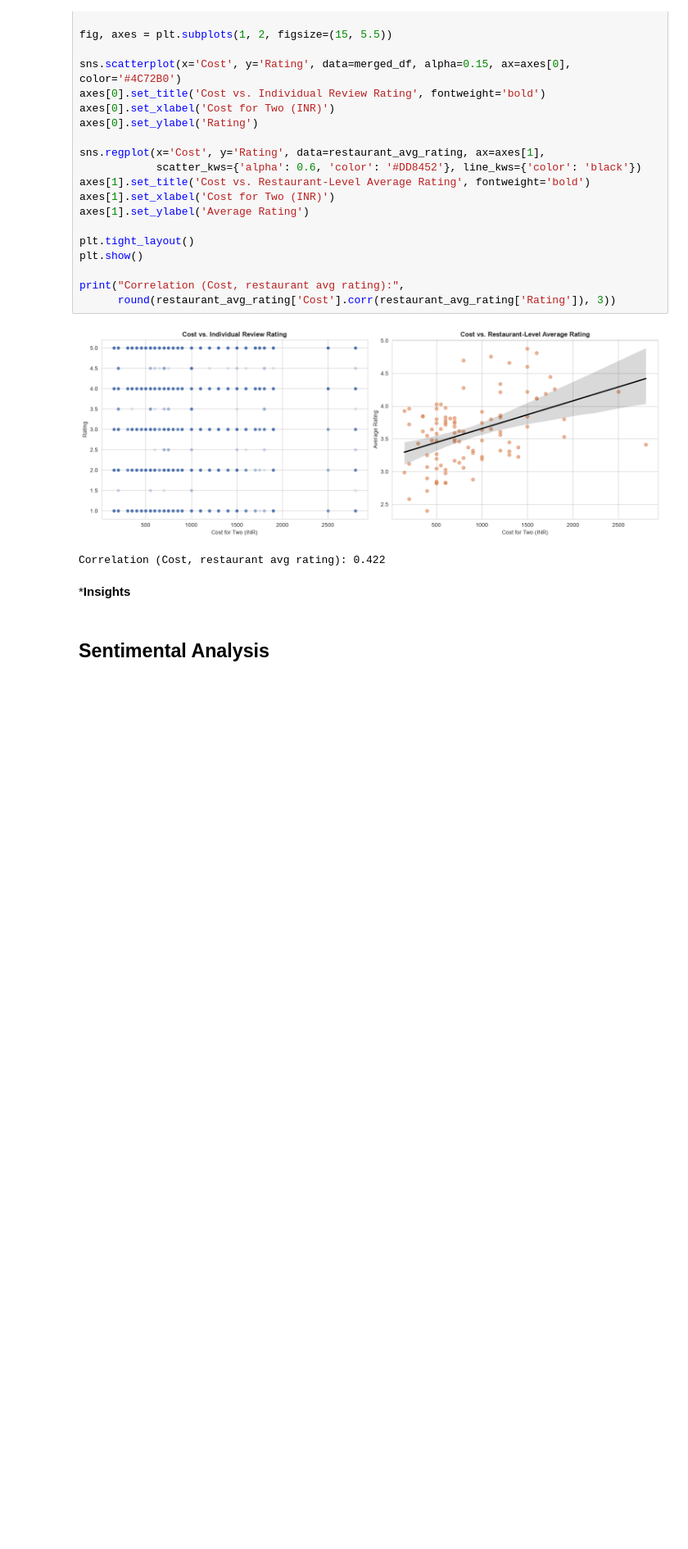
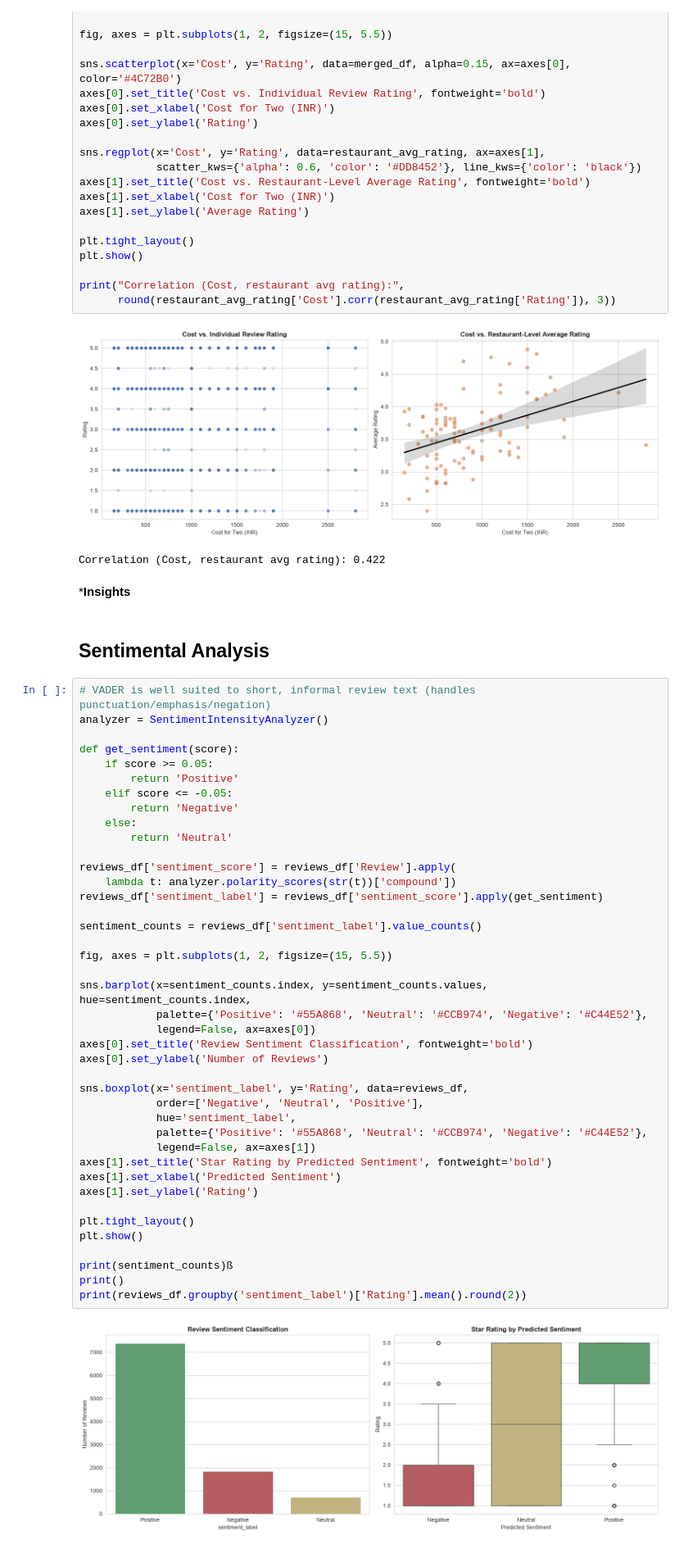
Before and after one commit to Engineer-purvesh18/Zomato-Analysis, a Jupyter notebook: Zomato_EDA.ipynb, the cells around one changed output. Shown at 82% size. Cells and saved outputs as stored; diff of their text form; blank space fills up the shorter version.

Commit message:
Sentimental Analysis

```diff
--- a/Zomato_EDA.ipynb
+++ b/Zomato_EDA.ipynb
@@ -431,3 +431,46 @@ Correlation (Cost, restaurant avg rating): 0.422
 ***Insights**
 # %% [markdown]
 ## Sentimental Analysis
+# %%
+# VADER is well suited to short, informal review text (handles punctuation/emphasis/negation)
+analyzer = SentimentIntensityAnalyzer()
+
+def get_sentiment(score):
+    if score >= 0.05:
+        return 'Positive'
+    elif score <= -0.05:
+        return 'Negative'
+    else:
+        return 'Neutral'
+
+reviews_df['sentiment_score'] = reviews_df['Review'].apply(
+    lambda t: analyzer.polarity_scores(str(t))['compound'])
+reviews_df['sentiment_label'] = reviews_df['sentiment_score'].apply(get_sentiment)
+
+sentiment_counts = reviews_df['sentiment_label'].value_counts()
+
+fig, axes = plt.subplots(1, 2, figsize=(15, 5.5))
+
+sns.barplot(x=sentiment_counts.index, y=sentiment_counts.values, hue=sentiment_counts.index,
+            palette={'Positive': '#55A868', 'Neutral': '#CCB974', 'Negative': '#C44E52'},
+            legend=False, ax=axes[0])
+axes[0].set_title('Review Sentiment Classification', fontweight='bold')
+axes[0].set_ylabel('Number of Reviews')
+
+sns.boxplot(x='sentiment_label', y='Rating', data=reviews_df,
+            order=['Negative', 'Neutral', 'Positive'],
+            hue='sentiment_label',
+            palette={'Positive': '#55A868', 'Neutral': '#CCB974', 'Negative': '#C44E52'},
+            legend=False, ax=axes[1])
+axes[1].set_title('Star Rating by Predicted Sentiment', fontweight='bold')
+axes[1].set_xlabel('Predicted Sentiment')
+axes[1].set_ylabel('Rating')
+
+plt.tight_layout()
+plt.show()
+
+print(sentiment_counts)ß
+print()
+print(reviews_df.groupby('sentiment_label')['Rating'].mean().round(2))
+# %% [output]
+[figure, added]
```
Also changed, not shown: parts of 3 cells of this notebook.
